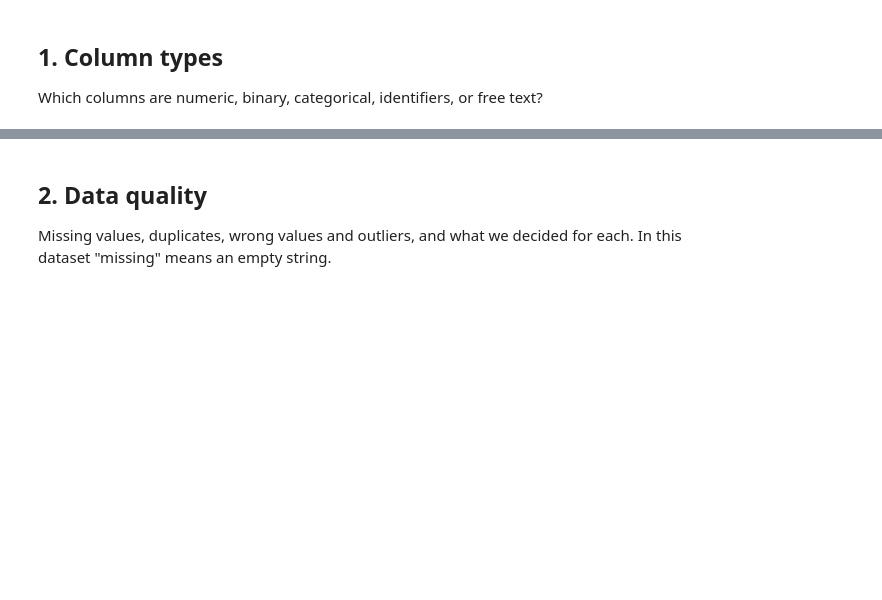
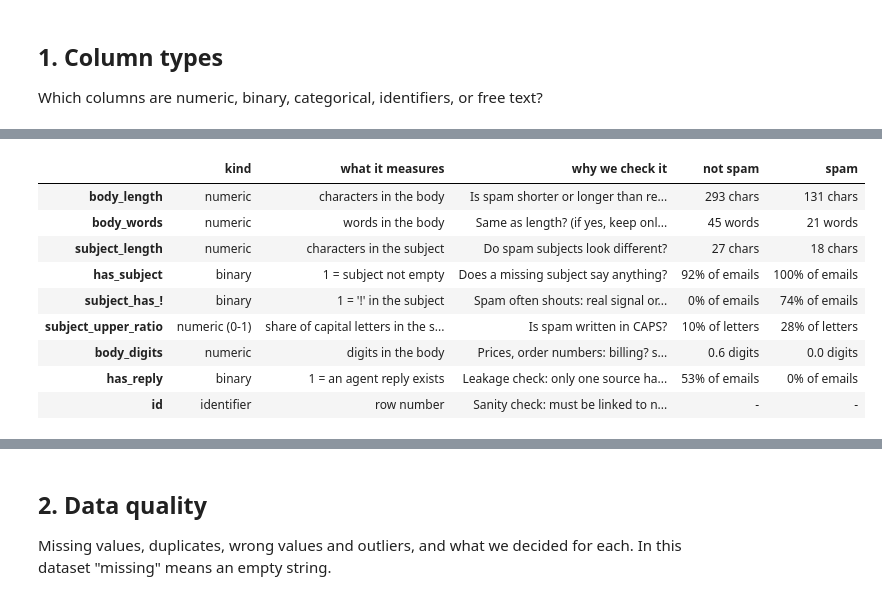
Before and after one commit to danielstet/EmailAutomationPipeline, a Jupyter notebook: eda.ipynb, the cells around one changed output, grey strips where cells are left out. Drawn from its saved outputs; the diff is of its cells as text; code cells hidden in the pictures; blank space fills up the shorter version.

```diff
--- a/eda.ipynb
+++ b/eda.ipynb
@@ -132,0 +161,52 @@ pd.DataFrame({
+# %%
+FEATURES = {
+    # name: (kind, what it measures, why we check it)
+    "body_length":         ("numeric", "characters in the body", "Is spam shorter or longer than real mail?"),
+    "body_words":          ("numeric", "words in the body", "Same as length? (if yes, keep only one)"),
+    "subject_length":      ("numeric", "characters in the subject", "Do spam subjects look different?"),
+    "has_subject":         ("binary", "1 = subject not empty", "Does a missing subject say anything?"),
+    "subject_has_!":       ("binary", "1 = '!' in the subject", "Spam often shouts: real signal or artifact?"),
+    "subject_upper_ratio": ("numeric (0-1)", "share of capital letters in the subject", "Is spam written in CAPS?"),
+    "body_digits":         ("numeric", "digits in the body", "Prices, order numbers: billing? spam?"),
+    "has_reply":           ("binary", "1 = an agent reply exists", "Leakage check: only one source has replies"),
+    "id":                  ("identifier", "row number", "Sanity check: must be linked to nothing"),
+}
+feat = pd.DataFrame({
+    "body_length": emails["body"].str.len(),
+    "body_words": emails["body"].str.split().str.len(),
+    "subject_length": emails["subject"].str.len(),
+    "has_subject": (emails["subject"] != "").astype(int),
+    "subject_has_!": emails["subject"].str.contains("!", regex=False).astype(int),
+    "subject_upper_ratio": emails["subject"].str.count(r"[A-Z]")
+                           / emails["subject"].str.len().clip(lower=1),
+    "body_digits": emails["body"].str.count(r"\d"),
+    "has_reply": (emails["reply"] != "").astype(int),
+    "id": emails["id"],
+})
+df = pd.concat([emails, feat.drop(columns="id")], axis=1)
+
+# First look: real mail vs. spam, each feature in its own unit.
+# Counts -> average per email; binary -> % of emails where it's true;
+# capital-letter ratio -> average % of letters.
+UNIT = {
+    "body_length": "{:.0f} chars", "body_words": "{:.0f} words",
+    "subject_length": "{:.0f} chars", "body_digits": "{:.1f} digits",
+    "has_subject": "{:.0%} of emails", "subject_has_!": "{:.0%} of emails",
+    "has_reply": "{:.0%} of emails", "subject_upper_ratio": "{:.0%} of letters",
+}
+avg = feat.drop(columns="id").groupby(emails["spam"]).mean().T
+overview = pd.DataFrame(FEATURES, index=["kind", "what it measures", "why we check it"]).T
+for label, col in [("not spam", 0), ("spam", 1)]:
+    overview[label] = [UNIT[f].format(avg.at[f, col]) if f in UNIT else "-" for f in overview.index]
+overview  # id: an average row number means nothing, so no value
+# %% [output]
+|  | kind | what it measures | why we check it | not spam | spam |
+| body_length | numeric | characters in the body | Is spam shorter or longer than re... | 293 chars | 131 chars |
+| body_words | numeric | words in the body | Same as length? (if yes, keep onl... | 45 words | 21 words |
+| subject_length | numeric | characters in the subject | Do spam subjects look different? | 27 chars | 18 chars |
+| has_subject | binary | 1 = subject not empty | Does a missing subject say anything? | 92% of emails | 100% of emails |
+| subject_has_! | binary | 1 = '!' in the subject | Spam often shouts: real signal or... | 0% of emails | 74% of emails |
+| subject_upper_ratio | numeric (0-1) | share of capital letters in the s... | Is spam written in CAPS? | 10% of letters | 28% of letters |
+| body_digits | numeric | digits in the body | Prices, order numbers: billing? s... | 0.6 digits | 0.0 digits |
+| has_reply | binary | 1 = an agent reply exists | Leakage check: only one source ha... | 53% of emails | 0% of emails |
+| id | identifier | row number | Sanity check: must be linked to n... | - | - |
```
Also changed, not shown: parts of 17 cells of this notebook, 3 other files.
